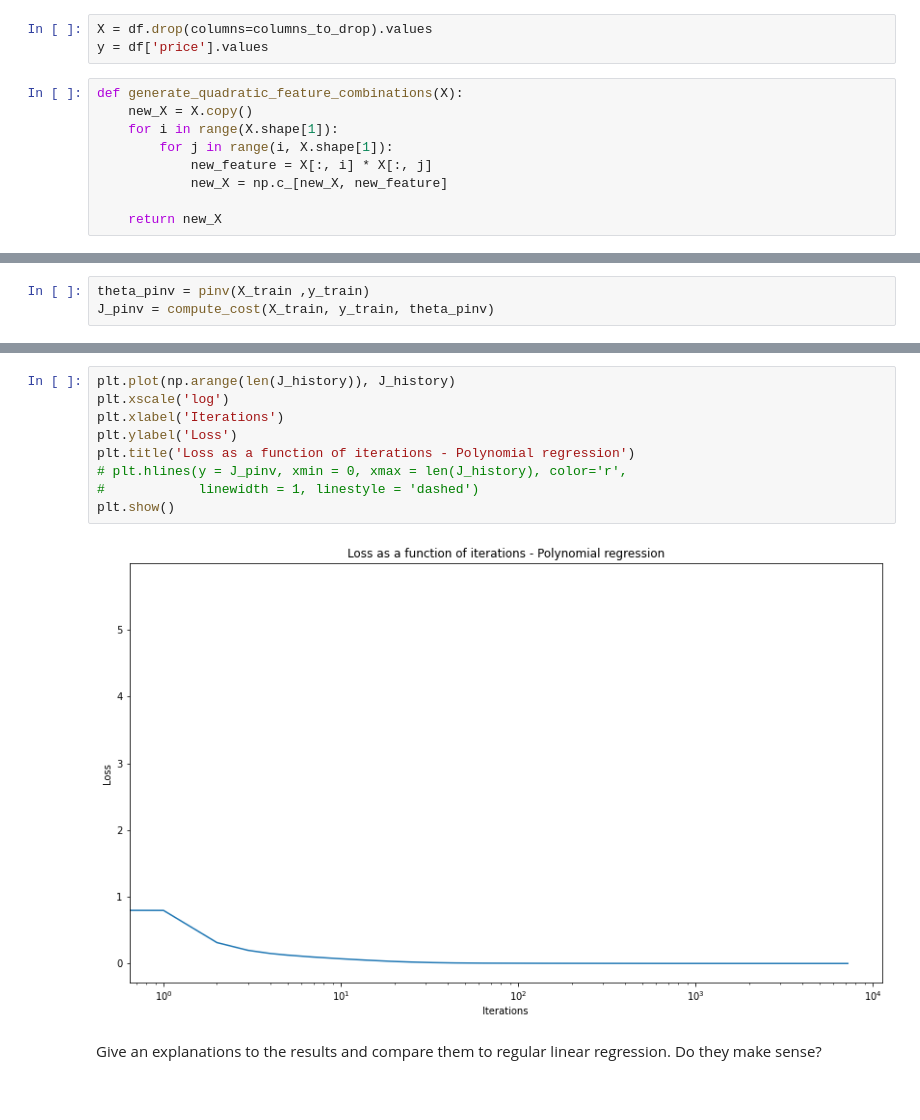
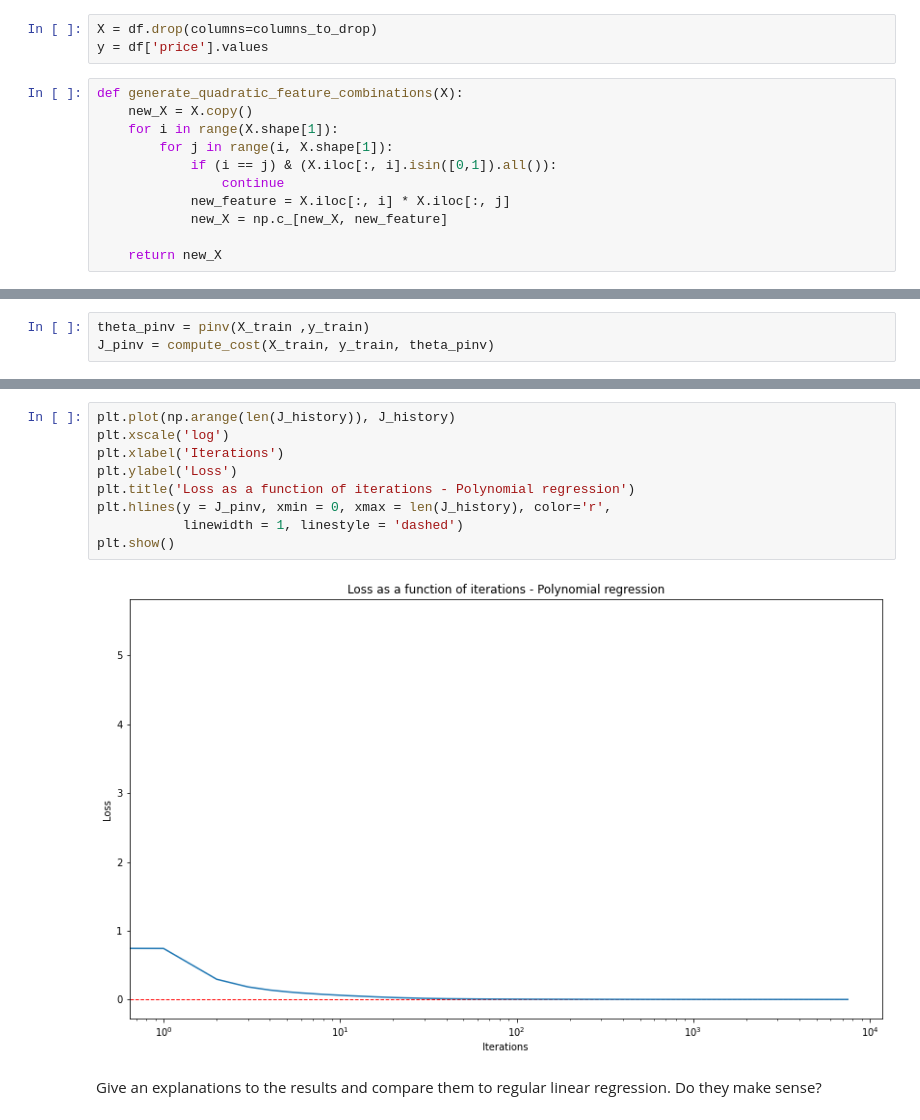
Before and after one commit to BDR2939/ML-from-Data, a Jupyter notebook: HW1/hw1.ipynb, the cells around one changed output, grey strips where cells are left out. Drawn from its saved outputs; the diff is of its cells as text.

```diff
--- a/HW1/hw1.ipynb
+++ b/HW1/hw1.ipynb
@@ -535,14 +535,16 @@ all_features.head(5)
 | 3 | 4 | 3.00 | 1960 | 5000 | 1.0 | 0 | 0 | 5 | 7 | ... |
 | 4 | 3 | 2.00 | 1680 | 8080 | 1.0 | 0 | 0 | 3 | 8 | ... |
 # %%
-X = df.drop(columns=columns_to_drop).values
+X = df.drop(columns=columns_to_drop)
 y = df['price'].values
 # %%
 def generate_quadratic_feature_combinations(X):
     new_X = X.copy()
     for i in range(X.shape[1]):
         for j in range(i, X.shape[1]):
-            new_feature = X[:, i] * X[:, j]
+            if (i == j) & (X.iloc[:, i].isin([0,1]).all()):
+                continue
+            new_feature = X.iloc[:, i] * X.iloc[:, j]
             new_X = np.c_[new_X, new_feature]
 
     return new_X
@@ -599,14 +582,14 @@ print(J_pinv, J_val)
 # %%
 plt.plot(np.arange(len(J_history)), J_history)
 plt.xscale('log')
 plt.xlabel('Iterations')
 plt.ylabel('Loss')
 plt.title('Loss as a function of iterations - Polynomial regression')
-# plt.hlines(y = J_pinv, xmin = 0, xmax = len(J_history), color='r',
-#            linewidth = 1, linestyle = 'dashed')
+plt.hlines(y = J_pinv, xmin = 0, xmax = len(J_history), color='r',
+           linewidth = 1, linestyle = 'dashed')
 plt.show()
 # %% [output]
-[figure, old version]
+[figure, new version]
 # %% [markdown]
 Give an explanations to the results and compare them to regular linear regression. Do they make sense?
 # %% [markdown]
```
Also changed, not shown: parts of 8 cells of this notebook.
